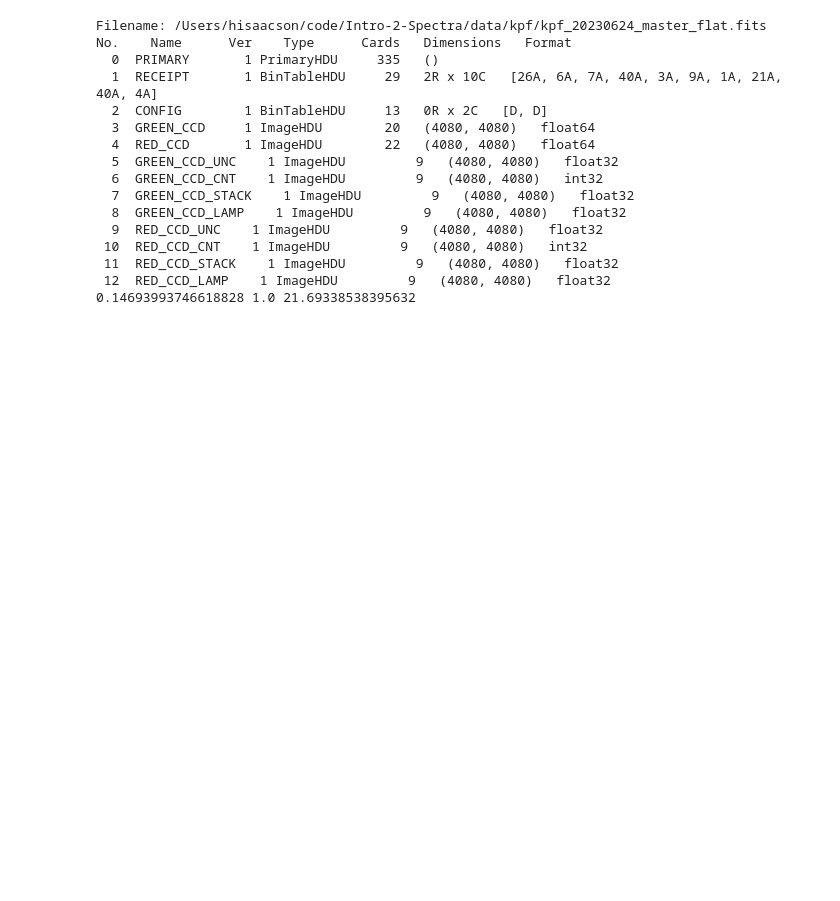
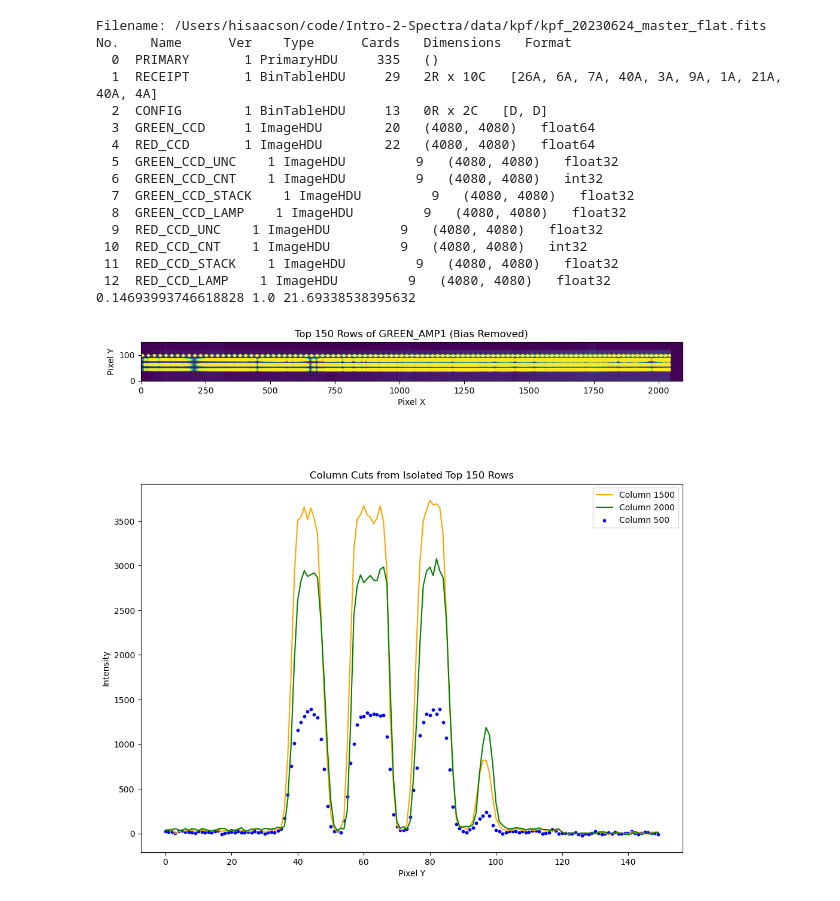
Before and after one commit to howardisaacson/Intro-2-Spectra, a Jupyter notebook: analysis/KPF/kpf_quick_raw.ipynb, the cells around one changed output. Cells and saved outputs as stored; diff of their text form; code cells hidden in the pictures; blank space fills up the shorter version.

```diff
--- a/analysis/KPF/kpf_quick_raw.ipynb
+++ b/analysis/KPF/kpf_quick_raw.ipynb
@@ -153,0 +152,35 @@ kpf_20230623_master_flat.fits
+# %%
+# Next show red chip. same thing.
+
+# Isolate the top 150 rows from raw_g1_bias_removed
+isolated_section = raw_g1_bias_removed[-150:, :]
+
+# Create a new plot with subplots for column cuts
+fig, ax = plt.subplots(2, 1, figsize=(10, 12))
+
+# Plot the isolated section
+cax = ax[0].imshow(isolated_section, cmap='viridis', origin='lower',
+                   vmin=0, vmax=np.median(isolated_section) * 10)
+# fig.colorbar(cax, ax=ax[0])
+ax[0].set_title('Top 150 Rows of GREEN_AMP1 (Bias Removed)')
+ax[0].set_xlabel('Pixel X')
+ax[0].set_ylabel('Pixel Y')
+
+# Add column cuts by averaging over small sections of columns
+column_cut1 = isolated_section[:, 500]  # Example cut around column 500
+column_cut2 = isolated_section[:, 1500]  # Example cut around column 1000
+column_cut3 = isolated_section[:, 2000]  # Example cut around column 1500
+
+# Plot column cuts on the second subplot
+ax[1].scatter(range(len(column_cut1)), column_cut1, label='Column 500', color='blue', s=10)
+ax[1].plot(column_cut2, label='Column 1500', color='orange')
+ax[1].plot(column_cut3, label='Column 2000', color='green')
+ax[1].set_title('Column Cuts from Isolated Top 150 Rows')
+ax[1].set_xlabel('Pixel Y')
+ax[1].set_ylabel('Intensity')
+ax[1].legend()
+
+plt.tight_layout()
+plt.show()
+# %% [output]
+[figure, added]
```
Also changed, not shown: parts of 3 cells of this notebook.
